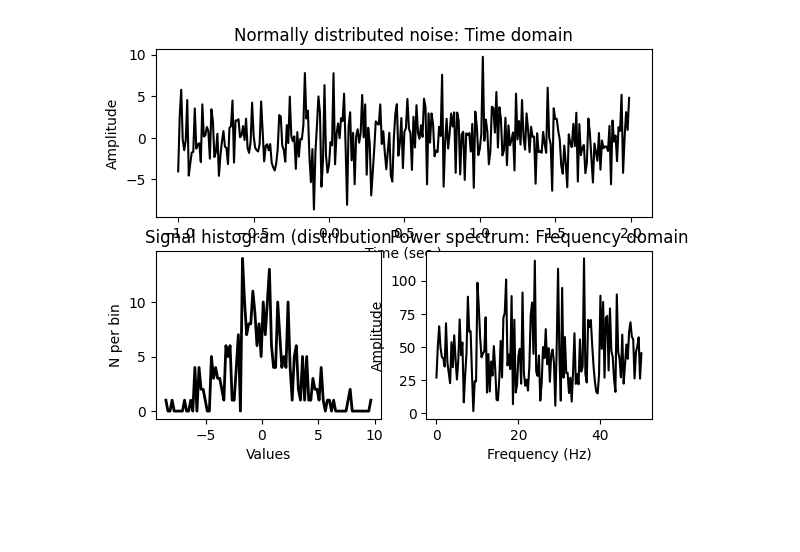
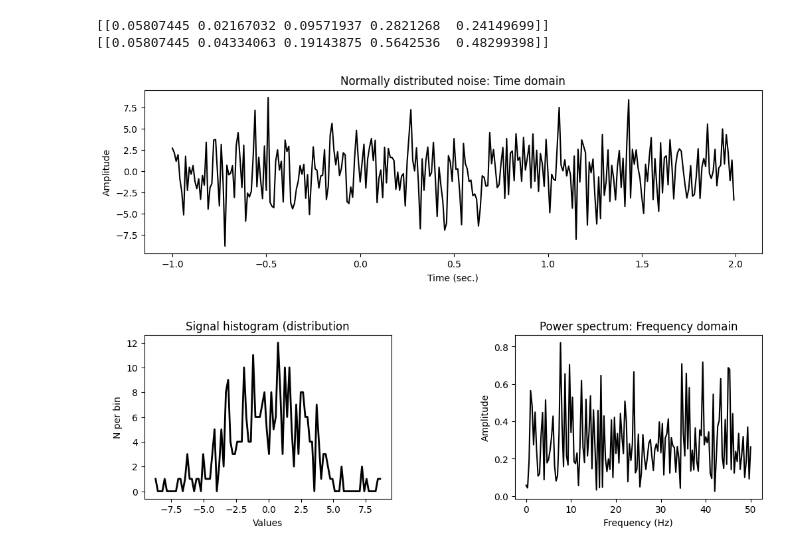
Before and after one commit to mamuncseru/nsp-python, a Jupyter notebook: simEEG_noise.ipynb, the cells around one changed output. Drawn from its saved outputs; the diff is of its cells as text; code cells hidden in the pictures; blank space fills up the shorter version.

Commit message:
amplitude was incorrected but now corrected and also fixed the adjustments of subplots

```diff
--- a/simEEG_noise.ipynb
+++ b/simEEG_noise.ipynb
@@ -46,26 +26,32 @@ np.histogram(noise, 100)
 # %%
+plt.figure(figsize=(12, 8))
 plt.subplot(211)
 plt.plot(time, noise[0,:], 'k')
 plt.xlabel('Time (sec.)')
 plt.ylabel('Amplitude')
 plt.title('Normally distributed noise: Time domain')
 
 plt.subplot(223)
 y, x = np.histogram(noise, 100)
 x = (x[:-1] + x[1:]) / 2
 plt.plot(x, y, 'k', linewidth=2)
 plt.xlabel('Values')
 plt.ylabel('N per bin')
 plt.title('Signal histogram (distribution')
 
 plt.subplot(224)
-amp = np.abs(np.fft.fft(noise, axis=1))
-amp[1:, :] = 2*amp[1:, :]
+amp = np.abs(np.fft.fft(noise)/pnts)
+print(amp[:1, :5])
+
+amp[:, 1:] = 2*amp[:, 1:]
+print(amp[:1, :5])
 plt.plot(hz, amp[0, 0:len(hz)], 'k')
 plt.xlabel('Frequency (Hz)')
 plt.ylabel('Amplitude')
 plt.title('Power spectrum: Frequency domain')
-
+plt.subplots_adjust(wspace=.5, hspace=.5)
 plt.show()
 # %% [output]
+[[0.05807445 0.02167032 0.09571937 0.2821268  0.24149699]]
+[[0.05807445 0.04334063 0.19143875 0.5642536  0.48299398]]
-[figure, old version]
+[figure, new version]
```
Also changed, not shown: parts of 1 cell of this notebook.
